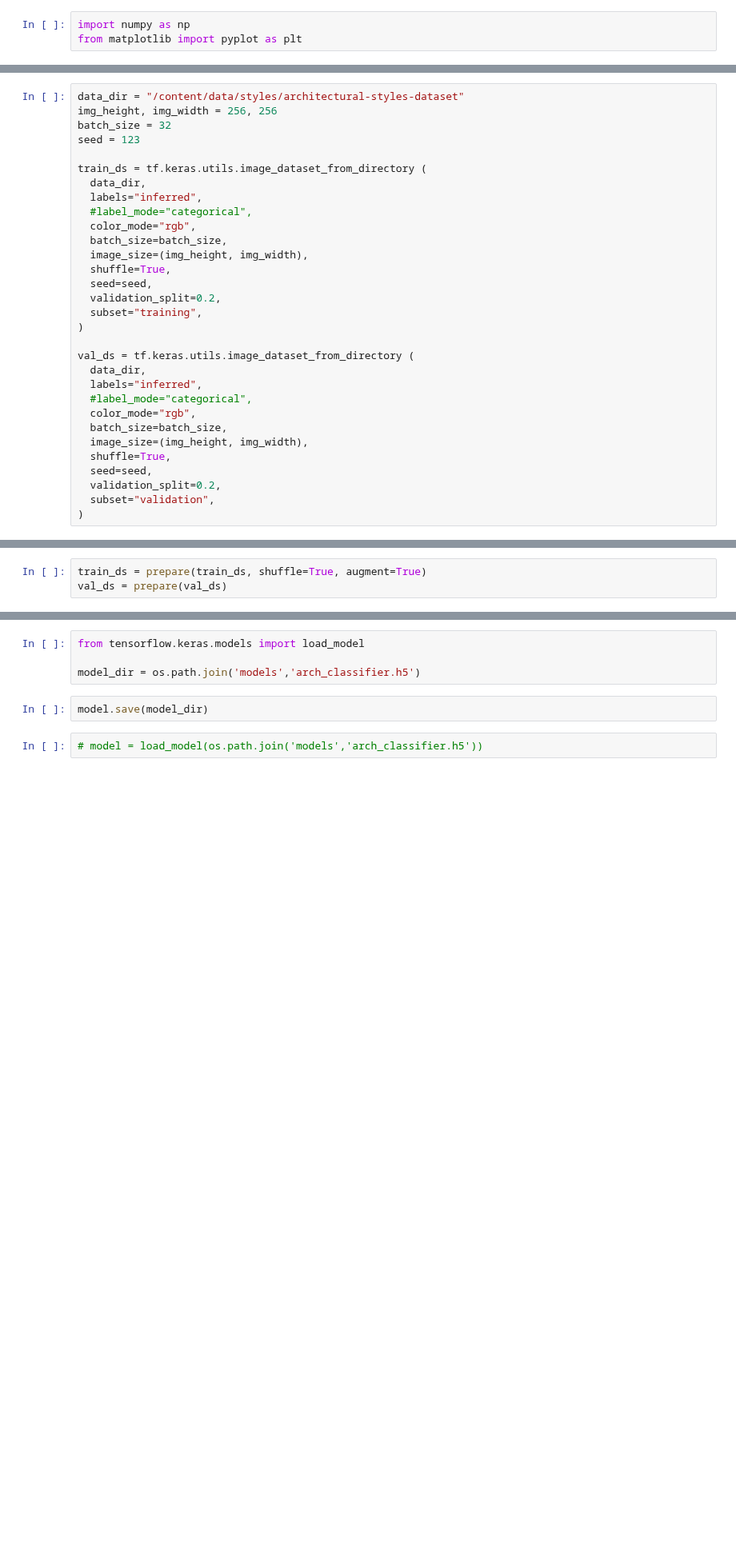
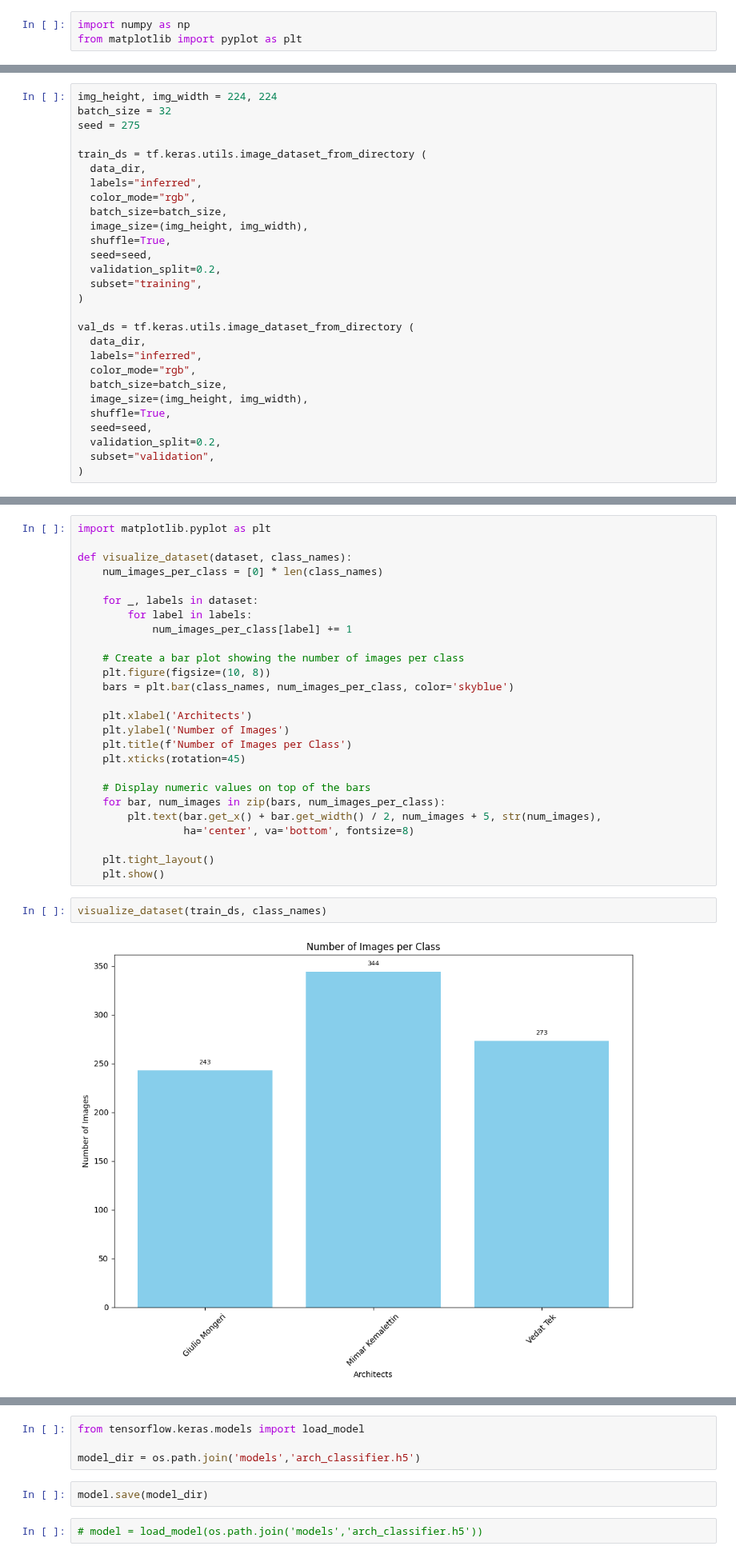
Before and after one commit to ebylmz/architectural-style-classification, a Jupyter notebook: notebooks/classify_arch.ipynb, the cells around one changed output, grey strips where cells are left out. Shown at 80% size. Cells and saved outputs as stored; diff of their text form; blank space fills up the shorter version.

```diff
--- a/notebooks/classify_arch.ipynb
+++ b/notebooks/classify_arch.ipynb
@@ -128,13 +97,11 @@ Streaming output truncated to the last 5000 lines.
 # %%
-data_dir = "/content/data/styles/architectural-styles-dataset"
-img_height, img_width = 256, 256
+img_height, img_width = 224, 224
 batch_size = 32
-seed = 123
+seed = 275
 
 train_ds = tf.keras.utils.image_dataset_from_directory (
   data_dir,
   labels="inferred",
-  #label_mode="categorical",
   color_mode="rgb",
   batch_size=batch_size,
   image_size=(img_height, img_width),
@@ -147,7 +114,6 @@ train_ds = tf.keras.utils.image_dataset_from_directory (
 val_ds = tf.keras.utils.image_dataset_from_directory (
   data_dir,
   labels="inferred",
-  #label_mode="categorical",
   color_mode="rgb",
   batch_size=batch_size,
   image_size=(img_height, img_width),
@@ -249,3 +143,0 @@ for images, _ in train_ds.take(1):
-# %%
-train_ds = prepare(train_ds, shuffle=True, augment=True)
-val_ds = prepare(val_ds)
@@ -418,0 +144,30 @@ plt.show()
+# %%
+import matplotlib.pyplot as plt
+
+def visualize_dataset(dataset, class_names):
+    num_images_per_class = [0] * len(class_names)
+
+    for _, labels in dataset:
+        for label in labels:
+            num_images_per_class[label] += 1
+
+    # Create a bar plot showing the number of images per class
+    plt.figure(figsize=(10, 8))
+    bars = plt.bar(class_names, num_images_per_class, color='skyblue')
+
+    plt.xlabel('Architects')
+    plt.ylabel('Number of Images')
+    plt.title(f'Number of Images per Class')
+    plt.xticks(rotation=45)
+
+    # Display numeric values on top of the bars
+    for bar, num_images in zip(bars, num_images_per_class):
+        plt.text(bar.get_x() + bar.get_width() / 2, num_images + 5, str(num_images),
+                 ha='center', va='bottom', fontsize=8)
+
+    plt.tight_layout()
+    plt.show()
+# %%
+visualize_dataset(train_ds, class_names)
+# %% [output]
+[figure, added]
```
Also changed, not shown: parts of 86 cells of this notebook, 2 other files.
